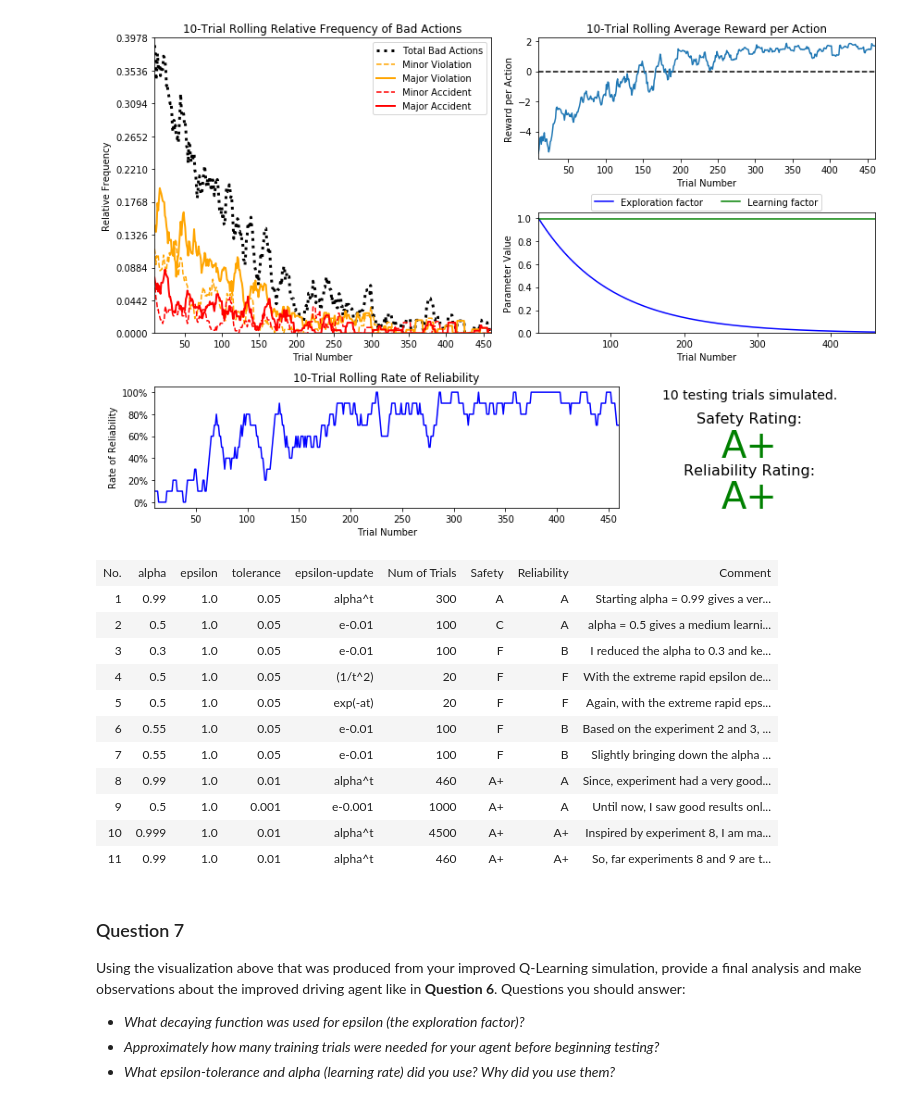
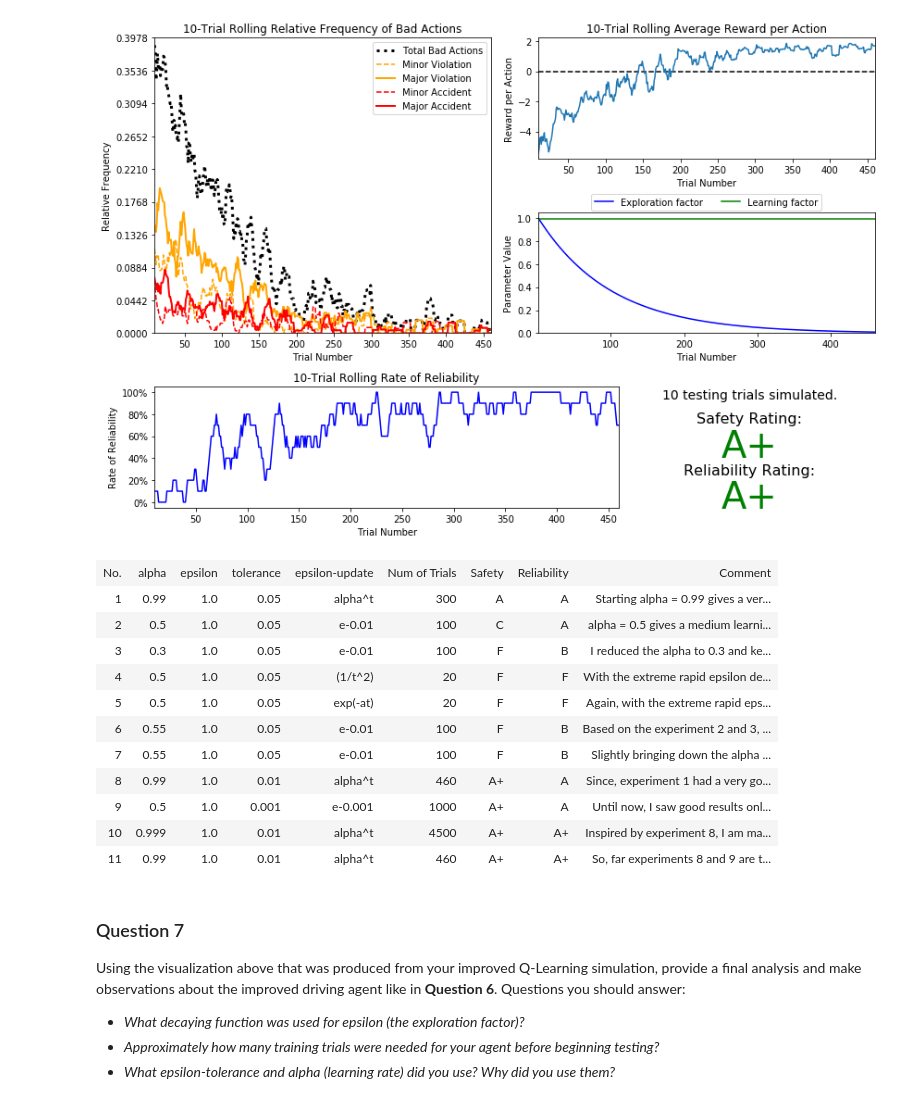
Before and after one commit to anilrajgr/udacity-machine-learning, a Jupyter notebook: projects/smartcab/smartcab.ipynb, the cells around one changed output. Drawn from its saved outputs; the diff is of its cells as text; code cells hidden in the pictures.

```diff
--- a/projects/smartcab/smartcab.ipynb
+++ b/projects/smartcab/smartcab.ipynb
@@ -376,38 +380,38 @@ vs.plot_trials('sim_improved-learning.csv')
 # %%
 tabledata = [
         ["No.", "alpha", "epsilon", "tolerance", "epsilon-update", "Num of Trials", "Safety", "Reliability", "Comment"],
-        [ 1, 0.99, 1.0, 0.05, "alpha^t", 300, "A", "A", "Starting alpha = 0.99 gives a very high. And with epsilon update of alpha^t and a tolerance of 0.05, the number of trials is around 300. The resulting output is good as I get both the safety and reliability rating as A."],
+        [ 1, 0.99, 1.0, 0.05, "alpha^t", 300, "A", "A", "Starting alpha = 0.99 gives a very high learning rate. And with epsilon update of alpha^t and a tolerance of 0.05, the number of trials is around 300. The resulting output is good as I get both the safety and reliability rating as A."],
         [ 2, 0.5, 1.0, 0.05, "e-0.01", 100, "C", "A", "alpha = 0.5 gives a medium learning rate. Epsilon is decaying linearly and after around 100 trial it reaches the tolerance. Safety is C and Reliability is A. I don't know the reason why that disparity. As time proceeds, the violations are reducing and rewards are increasing. So, if I had put a lower tolerance or a slower decaying epsilon, I would have got better results."],
         [ 3, 0.3, 1.0, 0.05, "e-0.01", 100, "F", "B", "I reduced the alpha to 0.3 and kept everything the same from Experiment 2. The results are bad. This means, a higher alpha value is desirable."],
         [ 4, 0.5, 1.0, 0.05, "(1/t^2)", 20, "F", "F", "With the extreme rapid epsilon decay, there were not enough trials. So, the results are really bad."],
         [ 5, 0.5, 1.0, 0.05, "exp(-at)", 20, "F", "F", "Again, with the extreme rapid epsilon decay, there were not enough trials. The ratings are F."],
-        [ 6, 0.55, 1.0, 0.05, "e-0.01", 100, "F", "B", "Based on the experiment 2 and 3, I am rasing the alpha slightly. The result is not promising. Ratings are F and B."],
+        [ 6, 0.55, 1.0, 0.05, "e-0.01", 100, "F", "B", "Based on the experiment 2 and 3, I am raising the alpha slightly. The result is not promising. Ratings are F and B."],
         [ 7, 0.55, 1.0, 0.05, "e-0.01", 100, "F", "B", "Slightly bringing down the alpha from experiment 6. But the result is F and D. Not good."],
-        [ 8, 0.99, 1.0, 0.01, "alpha^t", 460, "A+", "A", "Since, experiment had a very good result, I am modifying it to increase the number of trials by reducing the tolerance. And result is that I got A+ and A, which is an improvemnt"],
+        [ 8, 0.99, 1.0, 0.01, "alpha^t", 460, "A+", "A", "Since, experiment 1 had a very good result, I am modifying it to increase the number of trials by reducing the tolerance. And result is that I got A+ and A, which is an improvemnt"],
         [ 9, 0.5, 1.0, 0.001, "e-0.001", 1000, "A+", "A", "Until now, I saw good results only with alpha=0.99. So, now trying with alpha=0.5 But, playing with tolerance and epsilon update to increase the number of trials. I got 1000 trials and the resuls are good. A+ and A"],
         [ 10, 0.999, 1.0, 0.01, "alpha^t", 4500, "A+", "A+", "Inspired by experiment 8, I am making alpha=0.999. Since, epsilon update is dependant on alpha, it takes way longer to finish. But, I do get the perfect score A+ and A+."],
-        [ 11, 0.99, 1.0, 0.01, "alpha^t", 460, "A+", "A+", "So, far experiments 8 and 9 are the best. Thought experiment 10 gives A+ and A+, it takes 10 times more. So, running experiment 8 again. And this time I get A+ and A+. Ideally, I should run the whole experiment multiple times and take the average. For now, I am sticking with this."]
+        [ 11, 0.99, 1.0, 0.01, "alpha^t", 460, "A+", "A+", "So, far experiments 8 and 9 are the best. Though experiment 10 gives A+ and A+, it takes 10 times more. So, running experiment 8 again. And this time I get A+ and A+. Ideally, I should run the whole experiment multiple times and take the average. For now, I am sticking with this."]
         ]
 
 from IPython.display import HTML, display
 
 # Code copied from: https://stackoverflow.com/questions/35160256/how-do-i-output-lists-as-a-table-in-jupyter-notebook
 display(HTML(
    '<table border="1"><tr>{}</tr></table>'.format(
        '</tr><tr>'.join(
            '<td>{}</td>'.format('</td><td>'.join(str(_) for _ in row)) for row in tabledata)
        )
 ))
 # %% [output]
 | No. | alpha | epsilon | tolerance | epsilon-update | Num of Trials | Safety | Reliability | Comment |
 | 1 | 0.99 | 1.0 | 0.05 | alpha^t | 300 | A | A | Starting alpha = 0.99 gives a ver... |
 | 2 | 0.5 | 1.0 | 0.05 | e-0.01 | 100 | C | A | alpha = 0.5 gives a medium learni... |
 | 3 | 0.3 | 1.0 | 0.05 | e-0.01 | 100 | F | B | I reduced the alpha to 0.3 and ke... |
 | 4 | 0.5 | 1.0 | 0.05 | (1/t^2) | 20 | F | F | With the extreme rapid epsilon de... |
 | 5 | 0.5 | 1.0 | 0.05 | exp(-at) | 20 | F | F | Again, with the extreme rapid eps... |
 | 6 | 0.55 | 1.0 | 0.05 | e-0.01 | 100 | F | B | Based on the experiment 2 and 3, ... |
 | 7 | 0.55 | 1.0 | 0.05 | e-0.01 | 100 | F | B | Slightly bringing down the alpha ... |
-| 8 | 0.99 | 1.0 | 0.01 | alpha^t | 460 | A+ | A | Since, experiment had a very good... |
+| 8 | 0.99 | 1.0 | 0.01 | alpha^t | 460 | A+ | A | Since, experiment 1 had a very go... |
 | 9 | 0.5 | 1.0 | 0.001 | e-0.001 | 1000 | A+ | A | Until now, I saw good results onl... |
 | 10 | 0.999 | 1.0 | 0.01 | alpha^t | 4500 | A+ | A+ | Inspired by experiment 8, I am ma... |
 | 11 | 0.99 | 1.0 | 0.01 | alpha^t | 460 | A+ | A+ | So, far experiments 8 and 9 are t... |
```
Also changed, not shown: parts of 3 cells of this notebook.
